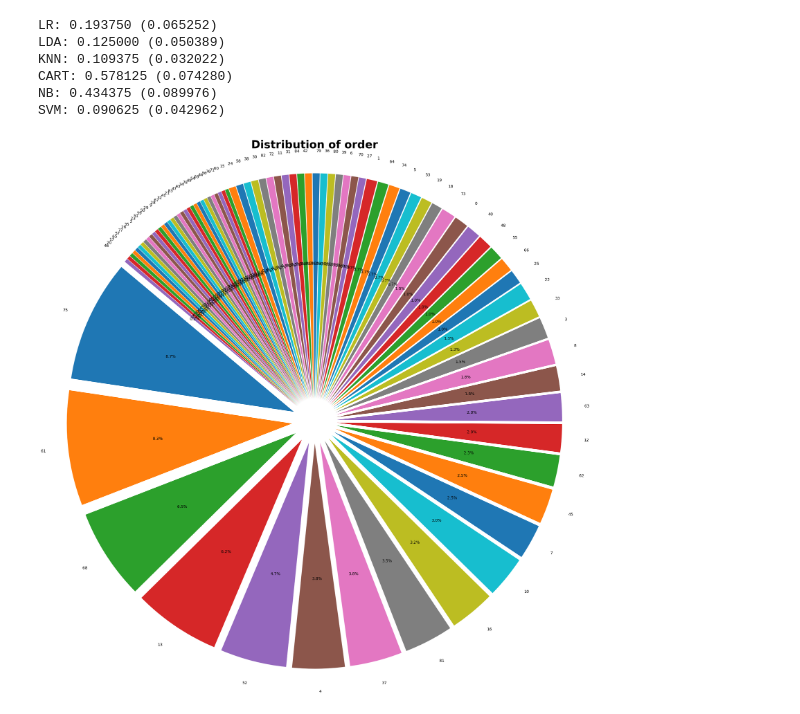
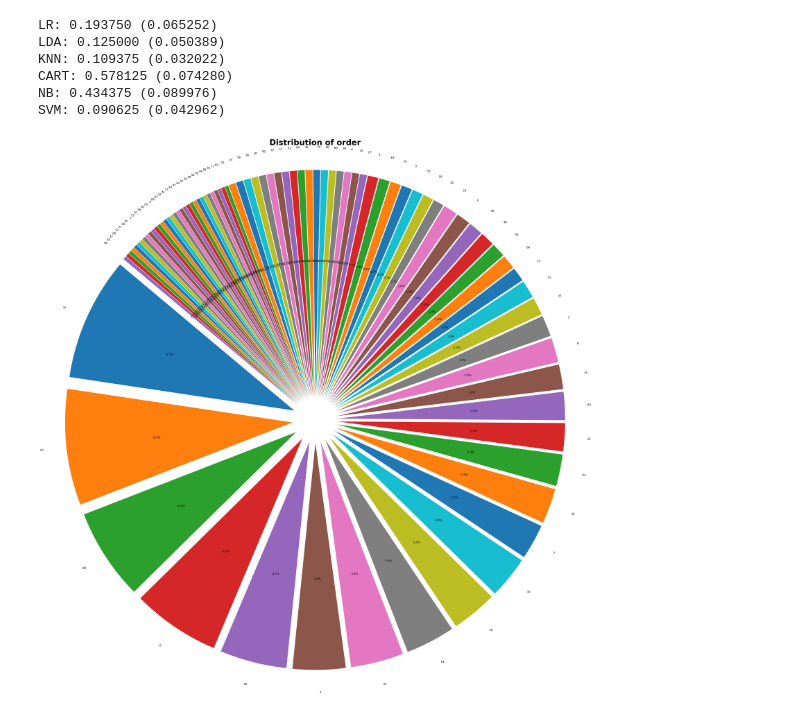
Before and after one commit to Math0202/Data-science, a Jupyter notebook: dtaProject.ipynb, the cells around one changed output. Saved outputs shown, nothing was run; the diff lists cells and outputs as text; code cells hidden in the pictures.

```diff
--- a/dtaProject.ipynb
+++ b/dtaProject.ipynb
@@ -264,21 +264,21 @@ import numpy as np
 # %%
 
 
 
 # put the correct varieble where it has paulo
 
 data = dataset.iloc[:, 2].value_counts()
 # Adjust this to the specific column for pie chart data
 
 labels = data.index
 
 explode = [0.1] * len(data)
 
-plt.figure(figsize=(25, 25))
+plt.figure(figsize=(35, 35))
 plt.pie(data, labels=labels, autopct='%1.1f%%', startangle=140,explode=explode)
 plt.title('Distribution of ' + dataset.columns[2], fontsize=28, fontweight='bold',)
 plt.axis('equal')
 
 plt.show()
 # %% [output]
-[figure, old version]
+[figure, new version]
```
